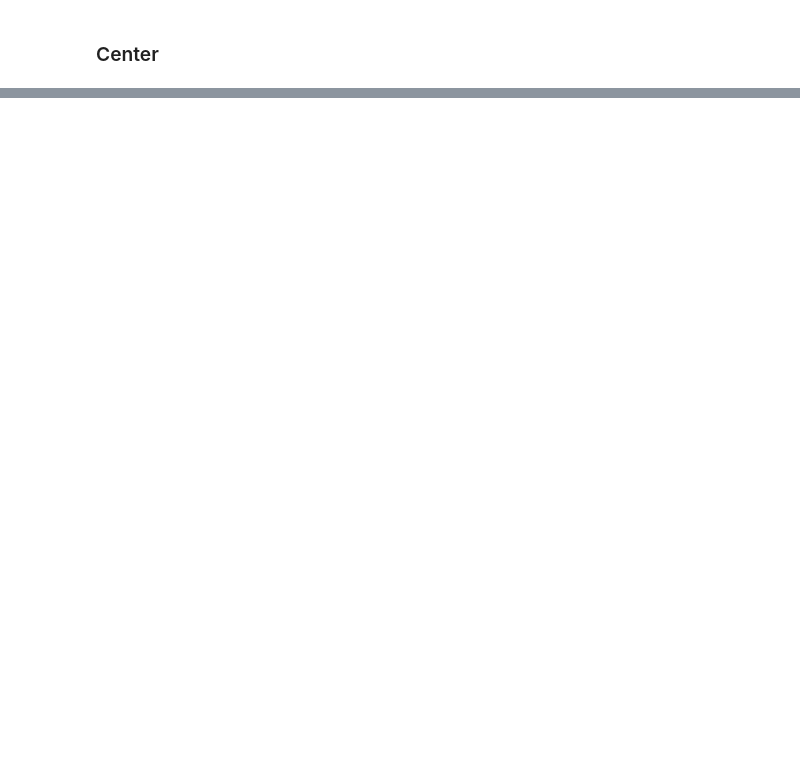
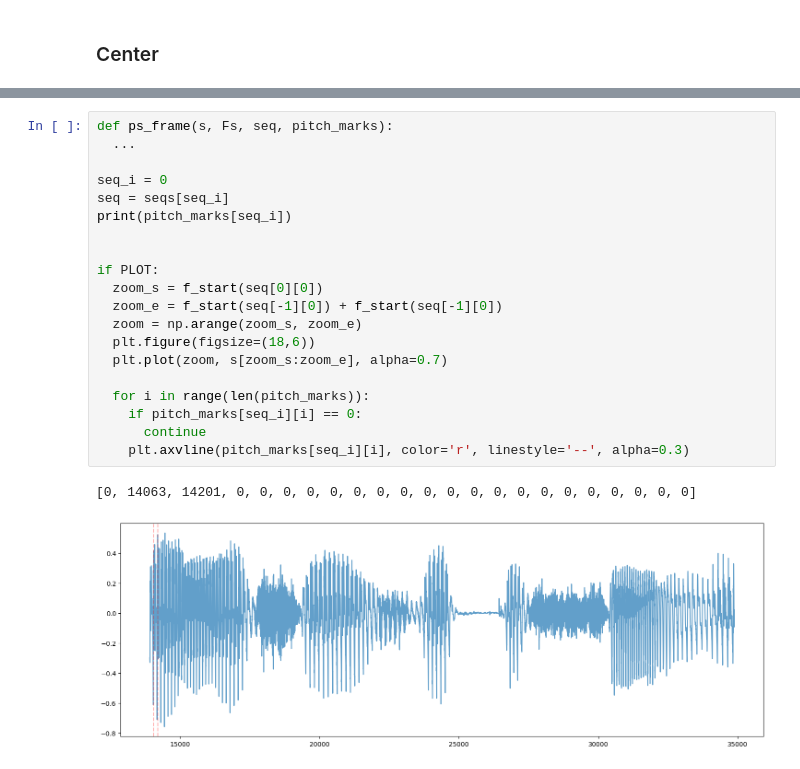
Before and after one commit to Marek324/butfit-zre, a Jupyter notebook: naive_autotune.ipynb, the cells around one changed output, grey strips where cells are left out. Saved outputs shown, nothing was run; the diff lists cells and outputs as text; blank space fills up the shorter version.

```diff
--- a/naive_autotune.ipynb
+++ b/naive_autotune.ipynb
@@ -301,0 +194,23 @@ sf.write('harvard_synthesized.wav', ss, Fs)
+# %%
+def ps_frame(s, Fs, seq, pitch_marks):
+  ...
+
+seq_i = 0
+seq = seqs[seq_i]
+print(pitch_marks[seq_i])
+
+
+if PLOT:
+  zoom_s = f_start(seq[0][0])
+  zoom_e = f_start(seq[-1][0]) + f_start(seq[-1][0])
+  zoom = np.arange(zoom_s, zoom_e)
+  plt.figure(figsize=(18,6))
+  plt.plot(zoom, s[zoom_s:zoom_e], alpha=0.7)
+
+  for i in range(len(pitch_marks)):
+    if pitch_marks[seq_i][i] == 0:
+      continue
+    plt.axvline(pitch_marks[seq_i][i], color='r', linestyle='--', alpha=0.3)
+# %% [output]
+[0, 14063, 14201, 0, 0, 0, 0, 0, 0, 0, 0, 0, 0, 0, 0, 0, 0, 0, 0, 0, 0, 0, 0]
+[figure, added]
```
Also changed, not shown: parts of 22 cells of this notebook.
